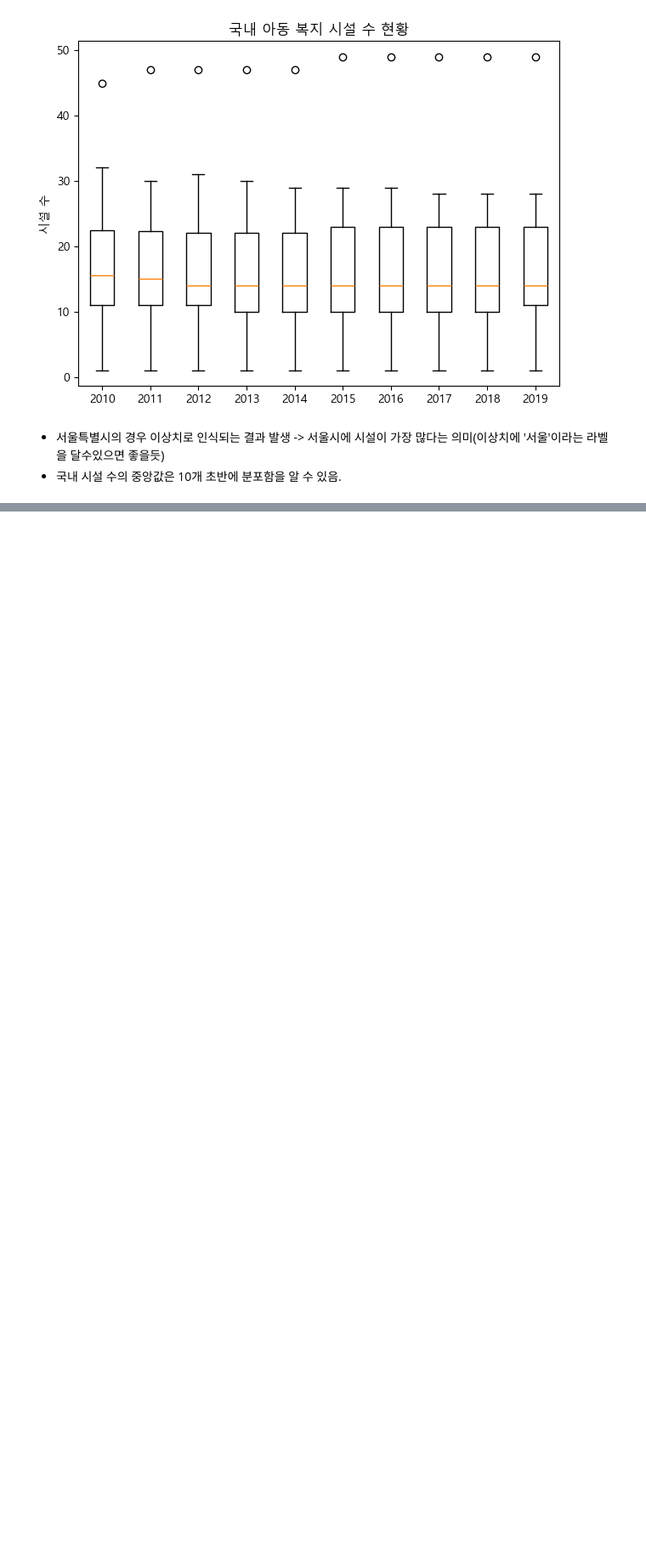
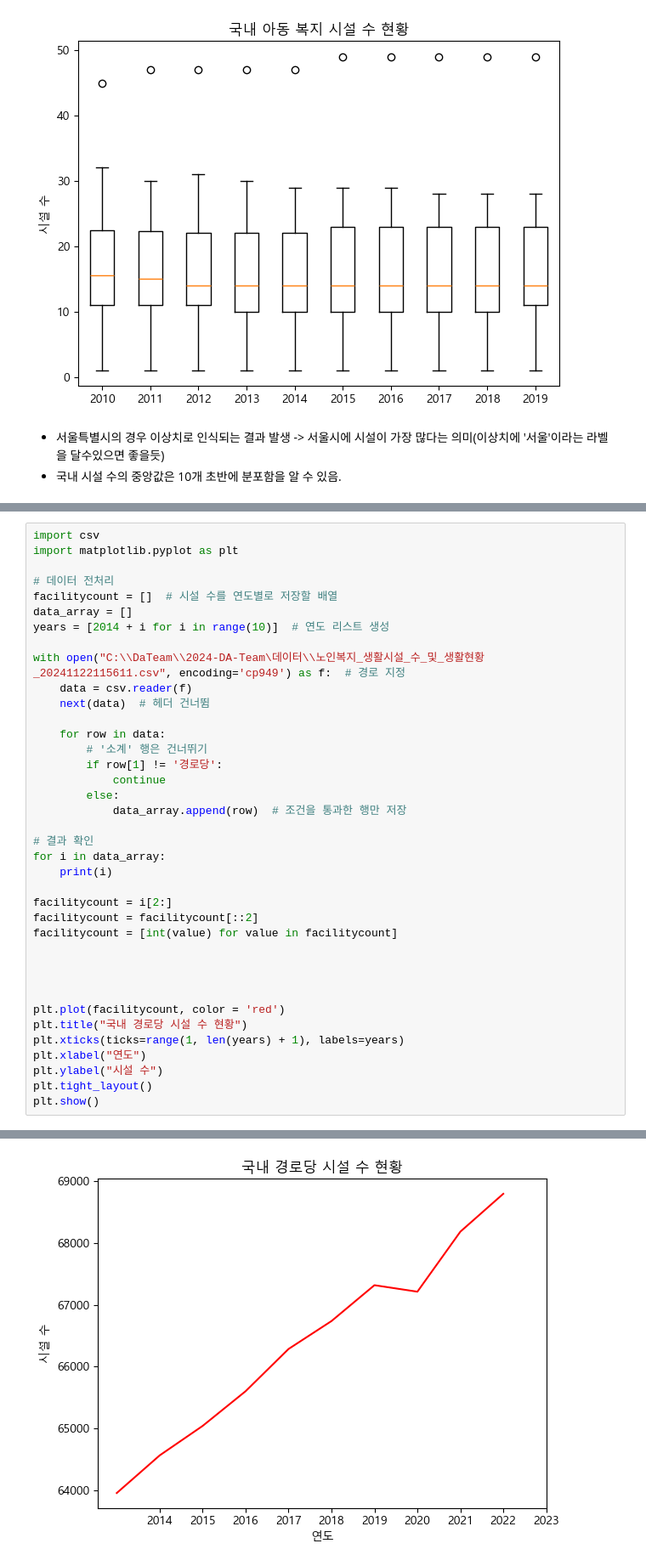
Before and after one commit to sjunc/2024-DA-Team, a Jupyter notebook: 분석 파일/Hwang_DA_Facility.ipynb, the cells around one changed output, grey strips where cells are left out. Shown at 85% size. Drawn from its saved outputs; the diff is of its cells as text; blank space fills up the shorter version.

```diff
--- a/분석 파일/Hwang_DA_Facility.ipynb
+++ b/분석 파일/Hwang_DA_Facility.ipynb
@@ -111,0 +174,39 @@ plt.show()
+# %%
+import csv
+import matplotlib.pyplot as plt
+
+# 데이터 전처리
+facilitycount = []  # 시설 수를 연도별로 저장할 배열
+data_array = []
+years = [2014 + i for i in range(10)]  # 연도 리스트 생성
+
+with open("C:\\DaTeam\\2024-DA-Team\데이터\\노인복지_생활시설_수_및_생활현황_20241122115611.csv", encoding='cp949') as f:  # 경로 지정
+    data = csv.reader(f)
+    next(data)  # 헤더 건너뜀
+
+    for row in data:
+        # '소계' 행은 건너뛰기
+        if row[1] != '경로당':
+            continue
+        else:
+            data_array.append(row)  # 조건을 통과한 행만 저장
+
+# 결과 확인
+for i in data_array:
+    print(i)
+
+facilitycount = i[2:]
+facilitycount = facilitycount[::2]
+facilitycount = [int(value) for value in facilitycount]
+
+
+
+
+plt.plot(facilitycount, color = 'red')
+plt.title("국내 경로당 시설 수 현황")
+plt.xticks(ticks=range(1, len(years) + 1), labels=years)
+plt.xlabel("연도")
+plt.ylabel("시설 수")
+plt.tight_layout()
+plt.show()
+# %% [output]
@@ -111,0 +214 @@ plt.show()
+[figure, added]
```
Also changed, not shown: parts of 5 cells of this notebook.
